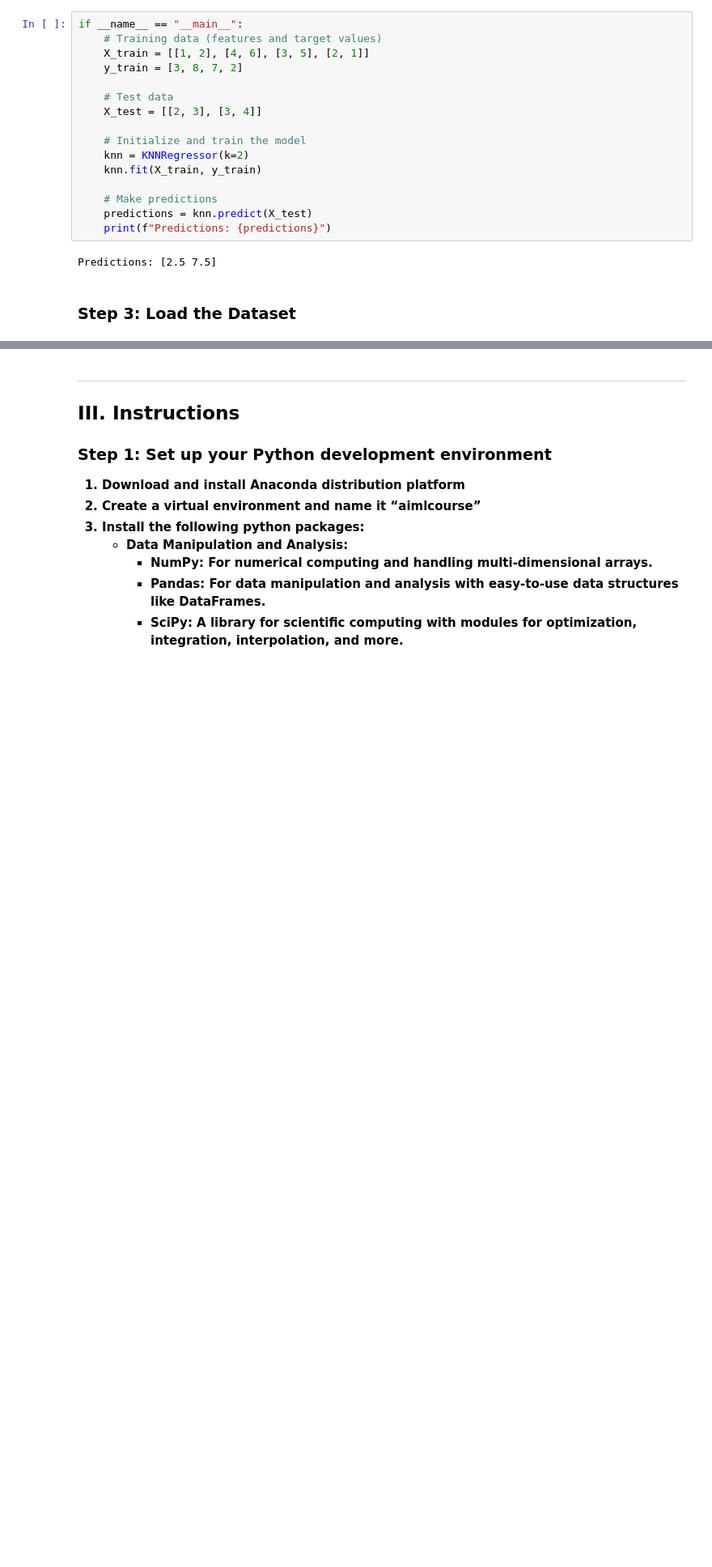
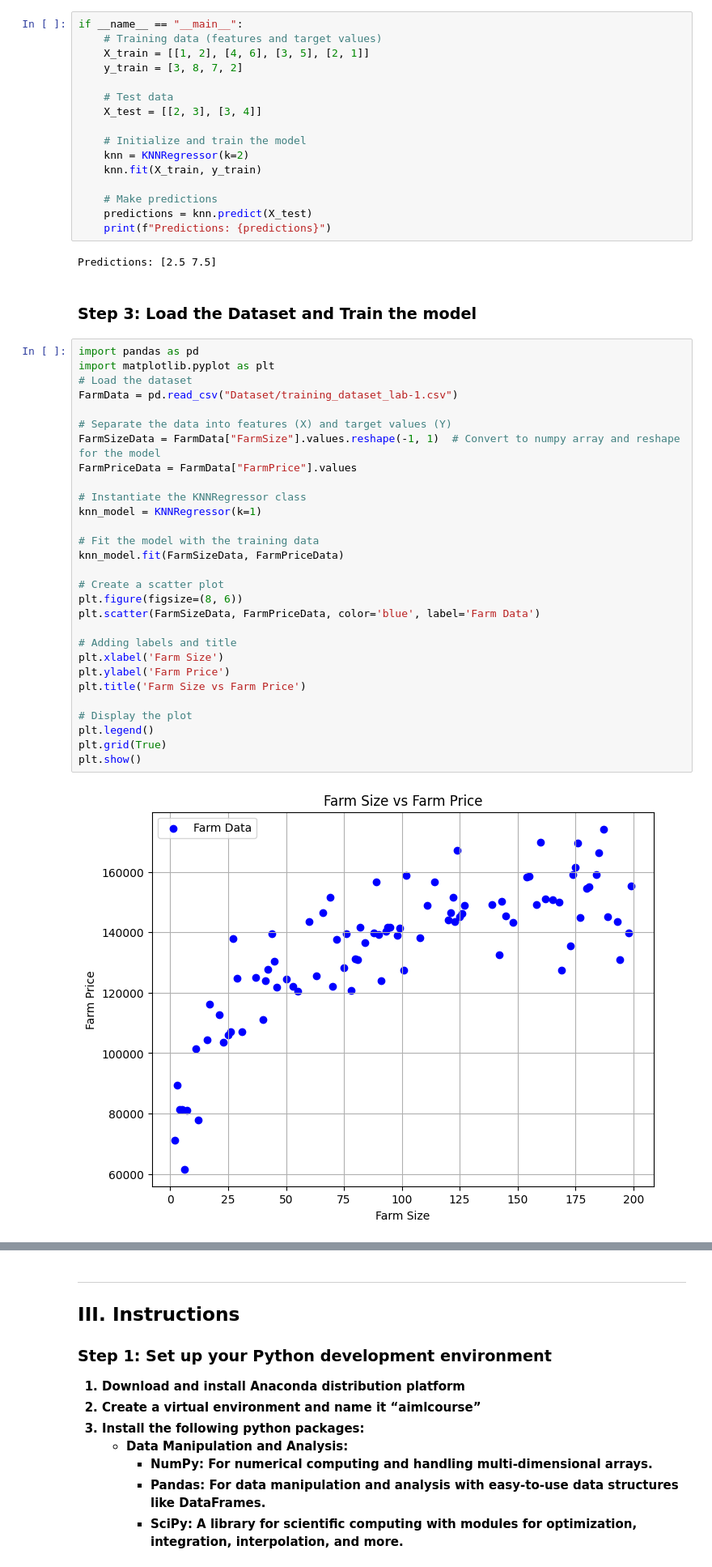
Before and after one commit to NolanMM/PROG74000-25W-Sec1-Applications-of-Artificial-Intelligence-and-Machine-Learning, a Jupyter notebook: Assignment_1/Assignment_1.ipynb, the cells around one changed output, grey strips where cells are left out. Shown at 81% size. Saved outputs shown, nothing was run; the diff lists cells and outputs as text; blank space fills up the shorter version.

Commit message:
Did the rest of the steps except for step-5

```diff
--- a/Assignment_1/Assignment_1.ipynb
+++ b/Assignment_1/Assignment_1.ipynb
@@ -144,5 +144,36 @@ if __name__ == "__main__":
 # %% [output]
 Predictions: [2.5 7.5]
 # %% [markdown]
-### Step 3: Load the Dataset
+### Step 3: Load the Dataset and Train the model
+# %%
+import pandas as pd
+import matplotlib.pyplot as plt
+# Load the dataset
+FarmData = pd.read_csv("Dataset/training_dataset_lab-1.csv")
+
+# Separate the data into features (X) and target values (Y)
+FarmSizeData = FarmData["FarmSize"].values.reshape(-1, 1)  # Convert to numpy array and reshape for the model
+FarmPriceData = FarmData["FarmPrice"].values
+
+# Instantiate the KNNRegressor class
+knn_model = KNNRegressor(k=1)
+
+# Fit the model with the training data
+knn_model.fit(FarmSizeData, FarmPriceData)
+
+# Create a scatter plot
+plt.figure(figsize=(8, 6))
+plt.scatter(FarmSizeData, FarmPriceData, color='blue', label='Farm Data')
+
+# Adding labels and title
+plt.xlabel('Farm Size')
+plt.ylabel('Farm Price')
+plt.title('Farm Size vs Farm Price')
+
+# Display the plot
+plt.legend()
+plt.grid(True)
+plt.show()
+# %% [output]
+[figure, added]
 # %% [markdown]
```
Also changed, not shown: parts of 7 cells of this notebook.
